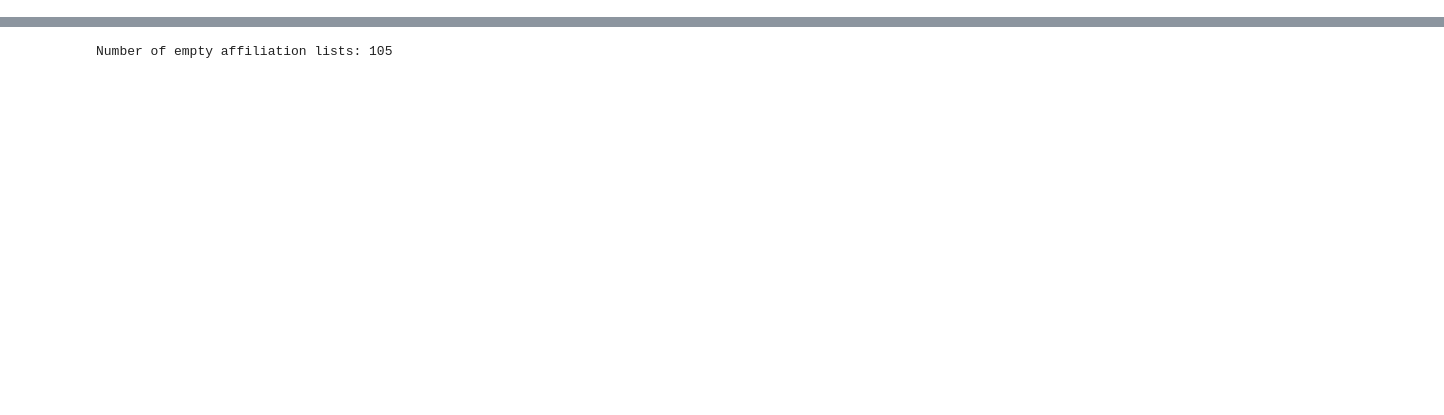
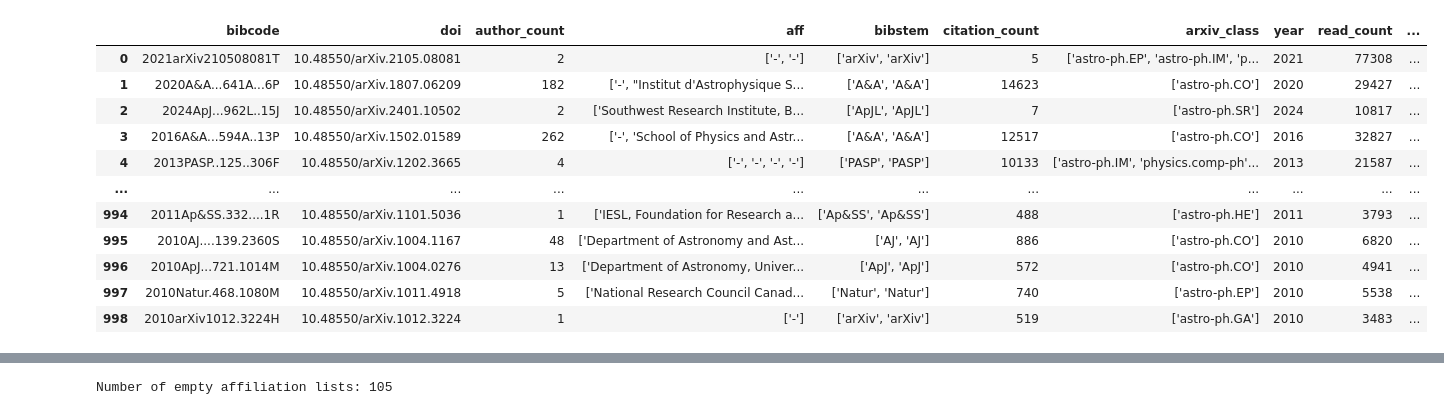
Before and after one commit to LDZuckerman/AstroPublicationTrends, a Jupyter notebook: Data_Cleaning.ipynb, the cells around one changed output, grey strips where cells are left out. Saved outputs shown, nothing was run; the diff lists cells and outputs as text; code cells hidden in the pictures; blank space fills up the shorter version.

```diff
--- a/Data_Cleaning.ipynb
+++ b/Data_Cleaning.ipynb
@@ -4,3 +4,21 @@ import numpy as np
 import matplotlib.pyplot as plt
 import seaborn as sns
 import json
+# %%
+'''
+Clean journal bibstems
+    - Remove issue numbers and dots
+    - NOTE: Overwrites ads_data.csv file
+'''
+
+data = pd.read_csv('Data/ads_data.csv')
+data_out = data.copy()
+for i in range(len(data)):
+    bibstems = data['bibstem'].iloc[i].replace('[','').replace(']','').replace('\'','').split(', ')
+    new_bibstems = []
+    for bib in bibstems:
+        bib = bib.replace('.','').replace(' ','')
+        new_bib = ''.join([i for i in bib if not i.isdigit()])
+        new_bibstems.append(new_bib)
+    data_out['bibstem'].iloc[i] = new_bibstems
+data_out.to_csv('Data/ads_data.csv', index=False)
@@ -6,0 +30,53 @@ import json
+# %%
+'''
+Add "prestige ranking"
+    - NOTE: Using 0 for open journls like arXiv and The Open Journal of Astrophysics
+    - NOTE: Overwrites ads_data.csv file
+'''
+data = pd.read_csv('Data/ads_data.csv')
+
+# Load dict of journal rankings
+rankings = json.load(open("../journal_IFs.json"))
+
+# Create dict of bibstems for each jounral
+journal_bibstems = json.load(open("../bibstems.json"))
+
+# Add rankings to data
+journal_ranks = []
+bibcodes_without_journals= []; journals_without_ranks = []
+for i in range(len(data)):
+    bibstems = data.iloc[i]['bibstem']
+    # Get average rank of each bibstem
+    rs = []
+    for bibstem in bibstems.replace('[','').replace(']','').replace('\'','').split(','):
+        bibstem = bibstem.replace(' ','') # splitting on the comma adds a space to the beginning of the second bibstem
+        # Get journal name from bibstem
+        try:
+            journal = journal_bibstems[bibstem]
+        except KeyError:
+            journal = np.nan
+            if bibstem not in bibcodes_without_journals: bibcodes_without_journals.append(bibstem)
+        # Get journal rank
+        try:
+            r = rankings[journal]
+        except KeyError:
+            r = np.nan
+            if journal not in journals_without_ranks: journals_without_ranks.append(journal)
+        rs.append(r)
+    rank = np.nanmax(rs)
+    journal_ranks.append(rank)
+
+print(f'bibcodes_without_journals: {bibcodes_without_journals}')
+print(f'journals_without_ranks: {journals_without_ranks}')
+
+# Add journal ranks to data
+data['journal_rank'] = journal_ranks
+data.to_csv('Data/ads_data.csv', index=False)
+display(data)
+
+# # Add normalized and NaN-row dropped journal ranks to cleaned data
+# data_clean['journal_rank'] = (journal_ranks - np.nanmean(journal_ranks)) / np.nanstd(journal_ranks) # Normalized
+# data_clean = data_clean.dropna()
+# print(f'Removed {len(data)-len(data_clean)} rows with nulls')
+# data_clean.to_csv('Data/ads_data_clean.csv', index=False)
+# %% [output]
@@ -6,0 +85,12 @@ import json
+|  | bibcode | doi | author_count | aff | bibstem | citation_count | arxiv_class | year | read_count | ... |
+| 0 | 2021arXiv210508081T | 10.48550/arXiv.2105.08081 | 2 | ['-', '-'] | ['arXiv', 'arXiv'] | 5 | ['astro-ph.EP', 'astro-ph.IM', 'p... | 2021 | 77308 | ... |
+| 1 | 2020A&A...641A...6P | 10.48550/arXiv.1807.06209 | 182 | ['-', "Institut d'Astrophysique S... | ['A&A', 'A&A'] | 14623 | ['astro-ph.CO'] | 2020 | 29427 | ... |
+| 2 | 2024ApJ...962L..15J | 10.48550/arXiv.2401.10502 | 2 | ['Southwest Research Institute, B... | ['ApJL', 'ApJL'] | 7 | ['astro-ph.SR'] | 2024 | 10817 | ... |
+| 3 | 2016A&A...594A..13P | 10.48550/arXiv.1502.01589 | 262 | ['-', 'School of Physics and Astr... | ['A&A', 'A&A'] | 12517 | ['astro-ph.CO'] | 2016 | 32827 | ... |
+| 4 | 2013PASP..125..306F | 10.48550/arXiv.1202.3665 | 4 | ['-', '-', '-', '-'] | ['PASP', 'PASP'] | 10133 | ['astro-ph.IM', 'physics.comp-ph'... | 2013 | 21587 | ... |
+| ... | ... | ... | ... | ... | ... | ... | ... | ... | ... | ... |
+| 994 | 2011Ap&SS.332....1R | 10.48550/arXiv.1101.5036 | 1 | ['IESL, Foundation for Research a... | ['Ap&SS', 'Ap&SS'] | 488 | ['astro-ph.HE'] | 2011 | 3793 | ... |
+| 995 | 2010AJ....139.2360S | 10.48550/arXiv.1004.1167 | 48 | ['Department of Astronomy and Ast... | ['AJ', 'AJ'] | 886 | ['astro-ph.CO'] | 2010 | 6820 | ... |
+| 996 | 2010ApJ...721.1014M | 10.48550/arXiv.1004.0276 | 13 | ['Department of Astronomy, Univer... | ['ApJ', 'ApJ'] | 572 | ['astro-ph.CO'] | 2010 | 4941 | ... |
+| 997 | 2010Natur.468.1080M | 10.48550/arXiv.1011.4918 | 5 | ['National Research Council Canad... | ['Natur', 'Natur'] | 740 | ['astro-ph.EP'] | 2010 | 5538 | ... |
+| 998 | 2010arXiv1012.3224H | 10.48550/arXiv.1012.3224 | 1 | ['-'] | ['arXiv', 'arXiv'] | 519 | ['astro-ph.GA'] | 2010 | 3483 | ... |
```
Also changed, not shown: parts of 9 cells of this notebook, 11 other files.
